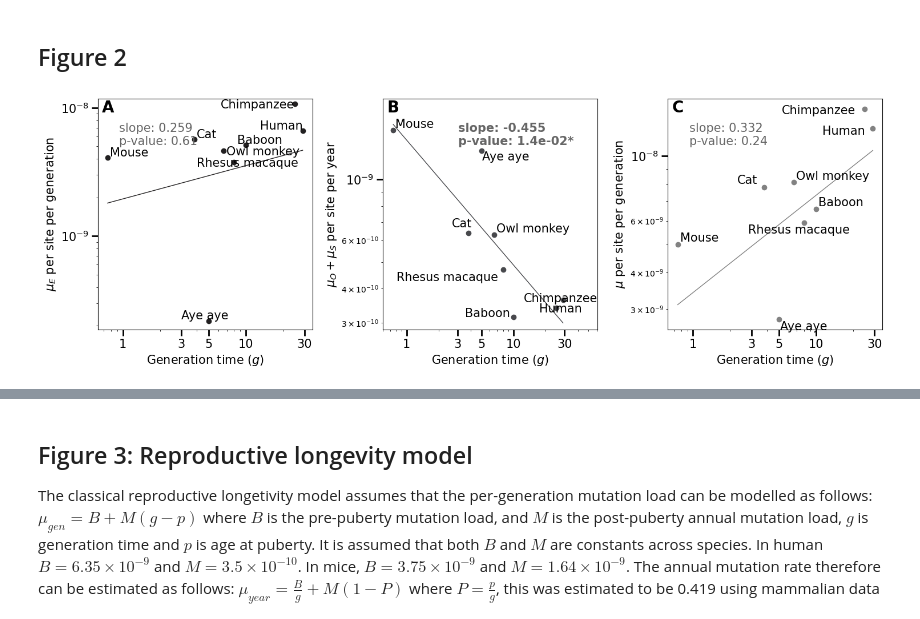
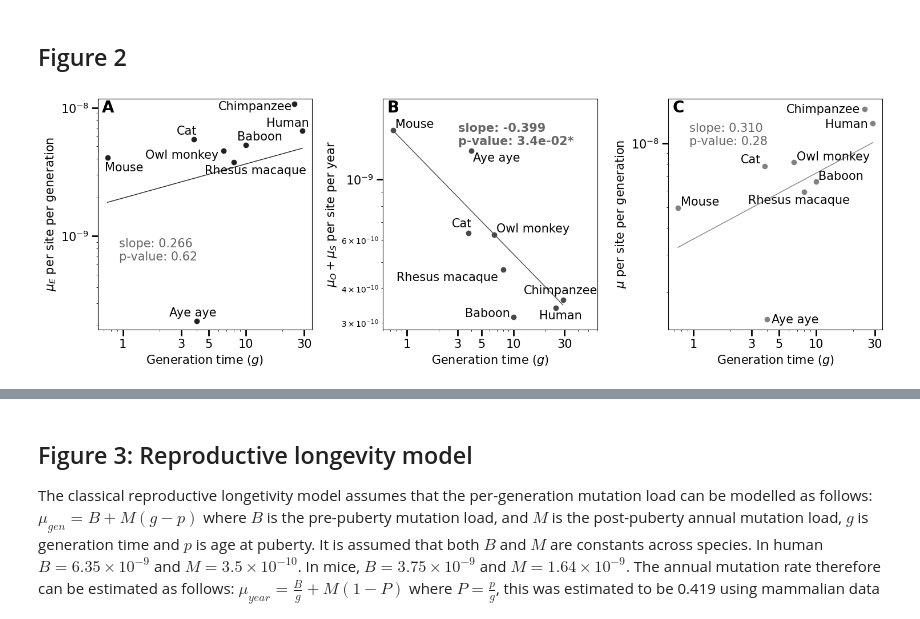
Before and after one commit to harrispopgen/clocklike-DBH, a Jupyter notebook: manuscript_plots.ipynb, the cells around one changed output, grey strips where cells are left out. Saved outputs shown, nothing was run; the diff lists cells and outputs as text; code cells hidden in the pictures.

```diff
--- a/manuscript_plots.ipynb
+++ b/manuscript_plots.ipynb
@@ -113,7 +114,7 @@ there are 72 vertebrate species
 # %% [markdown]
 ## Figure 2
 # %%
-def plot_slope_and_intercept_regression(data_filename, ax=None):
+def plot_slope_and_intercept_regression(data_filename, ax=None, is_supplementary_figure=False):
     def plot_fig2_regression_helper(generation_time, y, x_bounds, r_filename, text_fontsize=15,
                                     text_pos=(0.7, 0.85), linestyle="solid", color="blue", ax=None):
         if ax is None:
@@ -135,31 +136,27 @@ def plot_slope_and_intercept_regression(data_filename, ax=None):
     species, intercept, slope, mu_per_generation = df["species_name"].to_numpy(), df["intercept"].to_numpy(), df["slope"].to_numpy(), df["mu_per_generation"].to_numpy()
     generation_time = df["generation_time"].to_numpy()
 
-    r_file_dir = "output/r/longevity_model"
-    slope_r_filename = f"{r_file_dir}/{data_filename_suffix}/mu_gamete_vs_generation_time_{data_filename_suffix}_{alpha_value}.csv"
-    intercept_r_filename = f"{r_file_dir}/{data_filename_suffix}/mu_embryonic_vs_generation_time_{data_filename_suffix}_{alpha_value}.csv"
-    mu_gen_r_filename = f"{r_file_dir}/{data_filename_suffix}/mu_gen_vs_generation_time_{data_filename_suffix}_{alpha_value}.csv"
+    r_file_dir = "output/r/figure2_df/individual_regressions"
+    slope_r_filename = f"{r_file_dir}/{data_filename_suffix}_slope_regression_output_{alpha_value}.csv"
+    intercept_r_filename = f"{r_file_dir}/{data_filename_suffix}_intercept_regression_output_{alpha_value}.csv"
+    mu_gen_r_filename = f"{r_file_dir}/{data_filename_suffix}_per_gen_regression_output_{alpha_value}.csv"
 
     x_bounds = np.min(generation_time), np.max(generation_time)
 
     p_val_text_fontsize = 15
     text_label_font_size = 15
 
-    set_text_label(ax[0], species, generation_time, intercept, data_filename_suffix, text_label_font_size, "left")
-    set_text_label(ax[1], species, generation_time, slope, data_filename_suffix, text_label_font_size, "middle")
-    set_text_label(ax[2], species, generation_time, mu_per_generation, data_filename_suffix, text_label_font_size, "right")
-
-    # print(np.polyfit(np.log10(generation_time),np.log10(intercept),1))
-    # print(np.polyfit(np.log10(generation_time),np.log10(slope),1))
-    # print(np.polyfit(np.log10(generation_time),np.log10(mu_per_generation),1))
+    set_text_label(ax[0], species, generation_time, intercept, data_filename_suffix, alpha_value, is_supplementary_figure, text_label_font_size, "left")
+    set_text_label(ax[1], species, generation_time, slope, data_filename_suffix, alpha_value, is_supplementary_figure, text_label_font_size, "middle")
+    set_text_label(ax[2], species, generation_time, mu_per_generation, data_filename_suffix, alpha_value, is_supplementary_figure, text_label_font_size, "right")
 
     plot_fig2_regression_helper(generation_time, intercept, x_bounds, intercept_r_filename,
-                                text_fontsize=p_val_text_fontsize, text_pos=(0.1, 0.8), color="#222021", ax=ax[0])
+                                text_fontsize=p_val_text_fontsize, text_pos=(0.1, 0.3), color="#222021", ax=ax[0])
+    text_pos = (0.35, 0.8) if not is_supplementary_figure else (0.45, 0.88)
     plot_fig2_regression_helper(generation_time, slope, x_bounds, slope_r_filename,
-                                text_fontsize=p_val_text_fontsize, text_pos=(0.35, 0.8), color="#48494D", ax=ax[1])
+                                text_fontsize=p_val_text_fontsize, text_pos=text_pos, color="#48494D", ax=ax[1])
     plot_fig2_regression_helper(generation_time, mu_per_generation, x_bounds, mu_gen_r_filename,
                                 text_fontsize=p_val_text_fontsize, text_pos=(0.1, 0.8), color="#828282", ax=ax[2])
-
 
 
     def set_axis_limits(ax, intercept, slope, mu_generation, dataset_name):
@@ -182,72 +179,6 @@ def plot_slope_and_intercept_regression(data_filename, ax=None):
 
     set_axis_limits(ax, intercept, slope, mu_per_generation, data_filename_suffix)
 
-def set_text_label(ax, species, generation_time, y, dataset_name, text_label_size=15, figure_pos="left"):
-    standard_mod = [1.05, 1.02]
-    label_position_dict = {
-        "left": {"Owl monkey": [1.05, 0.92], "Human": [0.45, 1.02], "Chimpanzee": [0.25, 0.92],
-                 "Baboon": [0.85, 1.02], "Rhesus macaque": [0.5, 0.92], "Aye aye": [0.6, 1.03]},
-        "middle": {"Cat": [0.7, 1.05], "Aye aye": [1.02, 0.92], "Rhesus macaque": [0.10, 0.91],
-                  "Baboon": [0.35, 1], "Human": [0.6, 0.9], "Chimpanzee": [0.5, 1.05]},
-        "right": {"Cat": [0.6, 1.03], "Aye aye": [1.02, 0.92], "Rhesus macaque": [0.35, 0.92],
-                  "Baboon": [1.05, 1.02], "Human": [0.39, 0.95], "Chimpanzee": [0.21, 0.96]}
-    }
-
-    [baboon_dataset_name, aye_aye_dataset_name] = dataset_name.split("_")
-    if aye_aye_dataset_name == "versoza":
-        label_position_dict["left"]["Aye aye"] = [0.6, 1.1]
-        label_position_dict["left"]["Cat"] = [0.65, 1.1]
-        label_position_dict["left"]["Rhesus macaque"] = [0.55, 0.8]
-        label_position_dict["left"]["Chimpanzee"] = [0.25, 1.1]
-        label_position_dict["left"]["Human"] = [0.45, 1.1]
-        label_position_dict["left"]["Owl monkey"] = [1.05, 0.85]
-        label_position_dict["left"]["Baboon"] = [0.85, 1.1]
-
-        label_position_dict["middle"]["Cat"] = [1.08, 0.95]
-        label_position_dict["middle"]["Aye aye"] = [0.6, 1.04]
-
-        label_position_dict["right"]["Baboon"] = [1.15, 0.95]
-        label_position_dict["right"]["Rhesus macaque"] = [0.6, 0.83]
-        label_position_dict["right"]["Aye aye"] = [1.1, 0.95]
-        label_position_dict["right"]["Cat"] = [0.62, 0.95]
-        label_position_dict["right"]["Human"] = [0.4, 0.95]
-        label_position_dict["right"]["Chimpanzee"] = [0.21, 0.96]
-
-    if baboon_dataset_name == "wu":
-        label_position_dict["left"]["Owl monkey"] = [0.7, 1.08]
-        label_position_dict["left"]["Baboon"] = [1.1, 0.9]
-        label_position_dict["middle"]["Chimpanzee"] = [0.46, 1.08]
-        label_position_dict["middle"]["Rhesus macaque"] = [0.1, 0.88]
-        label_position_dict["middle"]["Baboon"] = [0.85, 1.05]
-        label_position_dict["right"]["Mouse"] = [1.1, 0.95]
-        label_position_dict["right"]["Rhesus macaque"] = [0.18, 0.95]
-        label_position_dict["right"]["Baboon"] = [0.6, 0.85]
-
-    if aye_aye_dataset_name == "versoza" and baboon_dataset_name == "wu":
-        label_position_dict["left"]["Owl monkey"] = [0.7, 1.1]
-        label_position_dict["left"]["Baboon"] = [1.1, 0.9]
-        label_position_dict["right"]["Mouse"] = [1.1, 0.9]
-
-    for i, s in enumerate(species):
-        if s == "Baboon_wu":
-            species_label = "Baboon"
-            text_label = "Baboon (Wu)"
-        elif s == "Aye_aye_versoza":
-            species_label = "Aye aye"
-            text_label = "Aye aye (Versoza)"
-        else:
-            species_label = " ".join(s.split("_"))
-            text_label = species_label
-
-        # s = "Baboon" if s == "Baboon_wu" else s
-        # s = "Aye_aye" if s == "Aye_aye_versoza" else s
-        # species_label = " ".join(s.split("_"))
-        try:
-            x_mod, y_mod = label_position_dict[figure_pos][species_label]
-        except KeyError:
-            x_mod, y_mod = standard_mod
-        ax.text(x_mod * generation_time[i], y_mod * y[i], text_label, fontsize=text_label_size)
-
 
 def format_figure2_x_axis_label(ax, tick_label_font_size, axis_label_font_size, tick_location):
     ax.tick_params(axis='both', which='major', labelsize=tick_label_font_size, width=2, length=8)
@@ -259,34 +190,35 @@ def format_figure2_y_axis_label(ax, axis_label_font_size, y_label):
 
 def format_figure2_y_ticks(ax, tick_label_font_size=15):
     ax.tick_params(axis='both', which='major', labelsize=tick_label_font_size, width=2, length=8)
 
 def plot_figure_2(save_figure=True):
     fig, ax = plt.subplots(1, 3, figsize=(15, 5))
     data_filename = "output/figure2_point_estimates_wang_wang_variable_alpha.csv"
     figure_2_name = f"figures/figure2_wang_wang_variable_alpha.pdf"
-    plot_slope_and_intercept_regression(data_filename, ax=ax)
+    plot_slope_and_intercept_regression(data_filename, ax=ax, is_supplementary_figure=False)
 
     tick_label_font_size, axis_label_font_size = 15, 15
     tick_location = [1,3,5,10,30]
     y_label = rf"$\mu_E$ per site per generation"
     format_figure2_x_axis_label(ax[0], tick_label_font_size, axis_label_font_size, tick_location)
     format_figure2_y_axis_label(ax[0], axis_label_font_size, y_label)
 
     y_label = r"$\mu_{O} + \mu_{S}$ per site per year"
     format_figure2_x_axis_label(ax[1], tick_label_font_size, axis_label_font_size, tick_location)
     format_figure2_y_axis_label(ax[1], axis_label_font_size, y_label)
 
     y_label = rf"$\mu$ per site per generation"
     format_figure2_x_axis_label(ax[2], tick_label_font_size, axis_label_font_size, tick_location)
     format_figure2_y_axis_label(ax[2], axis_label_font_size, y_label)
 
     for n, axis in enumerate(ax.flatten()):
         axis.text(0.02, 0.94, string.ascii_uppercase[n], transform=axis.transAxes, size=20, weight='bold')
 
     fig.tight_layout()
     if save_figure:
         fig.savefig(figure_2_name, bbox_inches='tight')
-plot_figure_2(save_figure=True)
+
+plot_figure_2(save_figure=False)
 # %% [output]
-[figure, old version]
+[figure, new version]
 # %%
```
Also changed, not shown: parts of 3 cells of this notebook.
